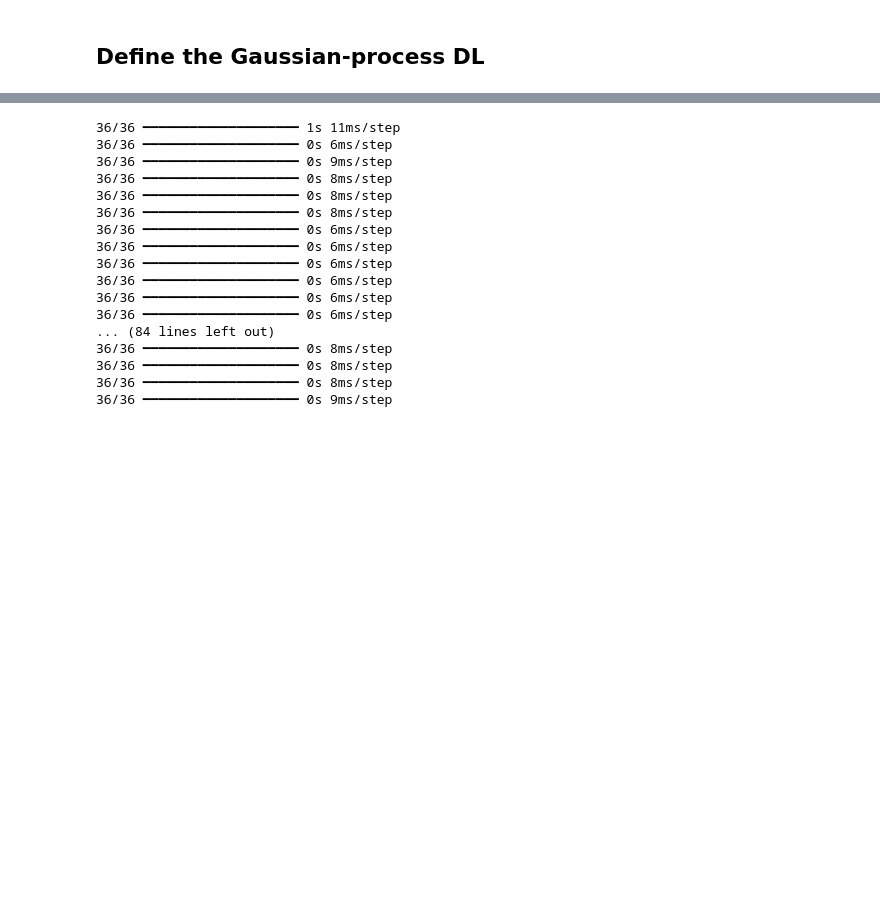
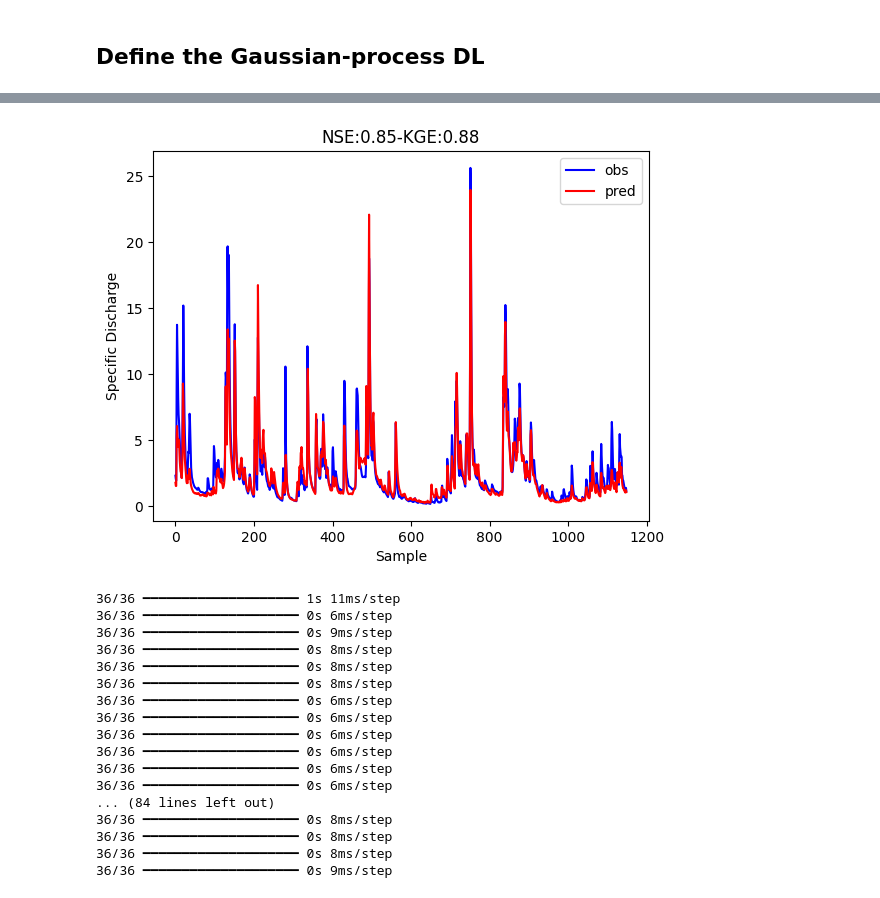
Before and after one commit to sinajahangir/HydrologicalDL_Colab, a Jupyter notebook: KAN_Hydrology_v1.ipynb, the cells around one changed output, grey strips where cells are left out. Cells and saved outputs as stored; diff of their text form; code cells hidden in the pictures; blank space fills up the shorter version.

```diff
--- a/KAN_Hydrology_v1.ipynb
+++ b/KAN_Hydrology_v1.ipynb
@@ -265,7 +232,7 @@ Non-trainable params: 272,384
 _________________________________________________________________
 # %%
 early_call  = tf.keras.callbacks.EarlyStopping(monitor='val_loss', patience=10)
-reduce_callback = tf.keras.callbacks.ReduceLROnPlateau(monitor='val_loss', factor=0.5, patience=5)
-model_GP.fit(x=x_train,y=y_train,epochs=100,validation_data=(x_val,y_val),callbacks=[early_call,reduce_callback])
+reduce_callback = tf.keras.callbacks.ReduceLROnPlateau(monitor='val_loss', factor=0.1, patience=5)
+model_KAN.fit(x=x_train,y=y_train,epochs=100,validation_data=(x_val,y_val),callbacks=[early_call,reduce_callback])
 # %% [output]
 Epoch 1/100
@@ -304,4 +261,0 @@ import matplotlib.pyplot as plt
-# %%
-plt.plot(yy_,c='b')
-for ii in range(0,20):
-  plt.plot(model_GP.predict(xx_),c='r')
@@ -329,0 +262,17 @@ for ii in range(0,20):
+# %%
+#transform y_test
+y_test=yy_*std_q+mean_q
+plt.plot(y_test,c='b',label='obs')
+for ii in range(0,1):
+  pred_test=model_KAN.predict(xx_)
+  pred_test=pred_test*std_q+mean_q
+  plt.plot(pred_test,c='r',label='pred')
+
+  nse=nash_sutcliffe_error(y_test,pred_test)
+  kge=KGE(pred_test,y_test)
+  plt.title('NSE:%1.2f'%(nse)+ '-KGE:%1.2f'%(kge))
+  plt.legend()
+
+  plt.xlabel('Sample')
+  plt.ylabel('Specific Discharge')
+# %% [output]
@@ -330,3 +280,4 @@ for ii in range(0,20):
+[figure, added]
 # %%
 model_ema_trained=model.network
 list_=[]
```
Also changed, not shown: parts of 12 cells of this notebook.
